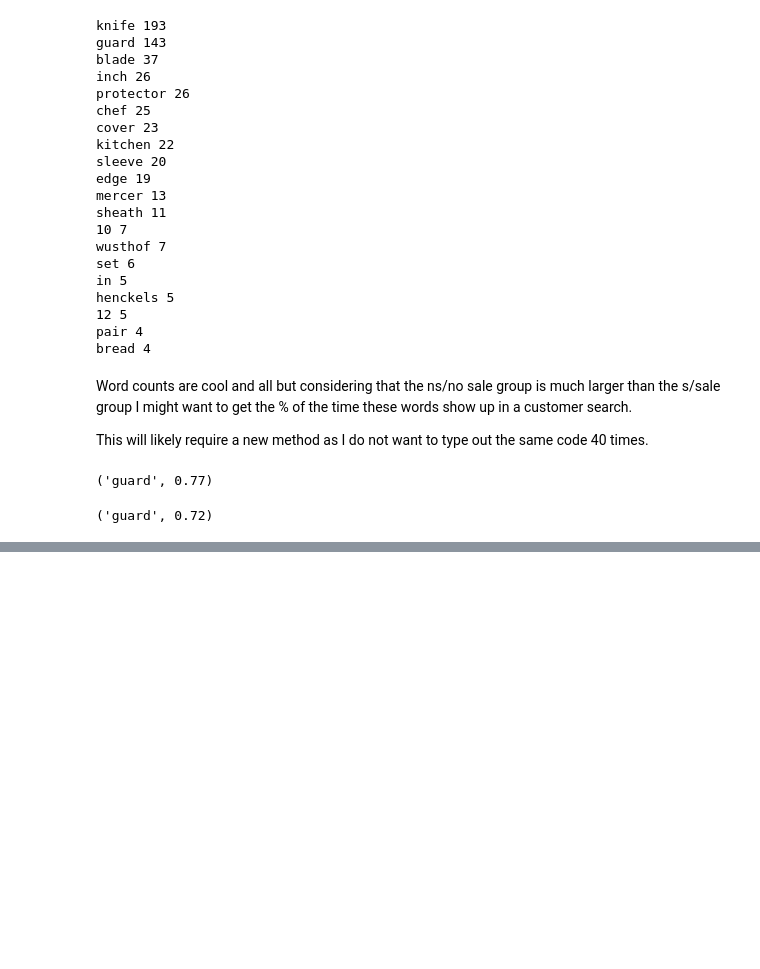
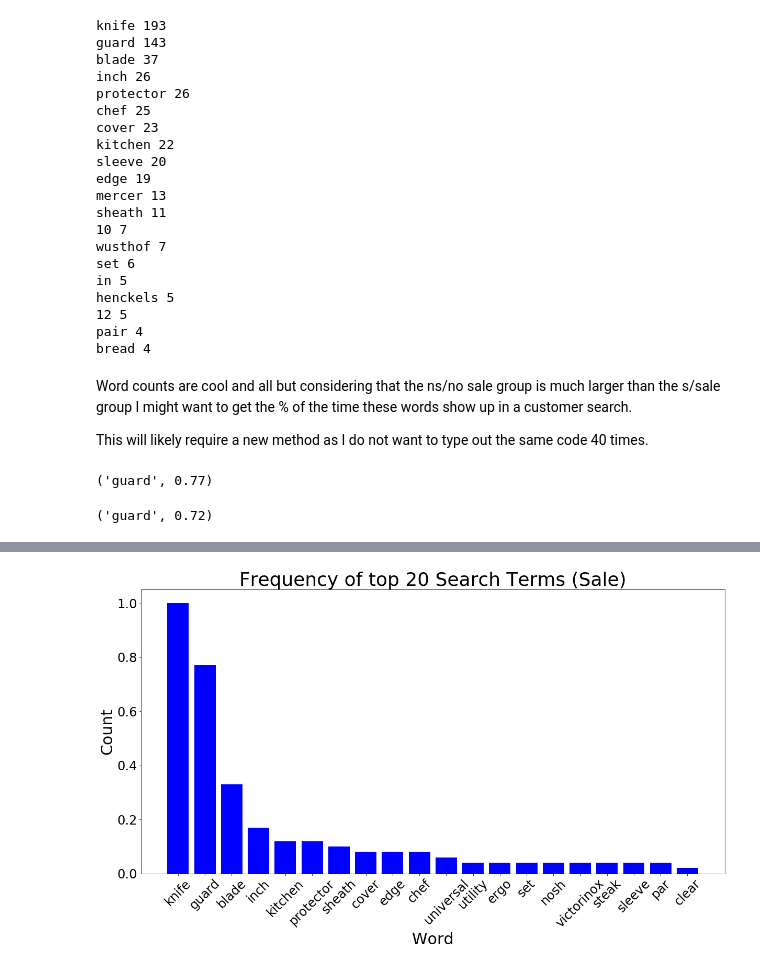
Before and after one commit to Booandlean/JI_sales, a Jupyter notebook: notebooks/Search_Term_Counts.ipynb, the cells around one changed output, grey strips where cells are left out. Drawn from its saved outputs; the diff is of its cells as text; code cells hidden in the pictures; blank space fills up the shorter version.

```diff
--- a/notebooks/Search_Term_Counts.ipynb
+++ b/notebooks/Search_Term_Counts.ipynb
@@ -321,4 +321,6 @@ get_word_frequency('guard', False)
 # %% [output]
 ('guard', 0.72)
 # %%
-word_data_s = pd.DataFrame.from_records(common_words_s, columns = )
+word_data_s = pd.DataFrame.from_records(common_words_s, columns = ['Word', 'Frequency'])
+word_data_ns = pd.DataFrame.from_records(common_words_ns, columns = ['Word', 'Frequency'])
+word_data_s.head()
@@ -324,0 +334,3 @@ word_data_s = pd.DataFrame.from_records(common_words_s, columns = )
+# %%
+word_data_s['Percent'] = round(word_data_s['Frequency'] / len(df_s['Customer_Search_Term']), 2)
+word_data_s.head()
@@ -324,0 +354,13 @@ word_data_s = pd.DataFrame.from_records(common_words_s, columns = )
+# %%
+x = word_data_s['Word']
+y = word_data_s['Percent']
+
+plt.figure(figsize=(20,10))
+plt.bar(x,y,color = 'blue')
+plt.xlabel('Word', fontsize = 30)
+plt.xticks(rotation=45, fontsize=24)
+plt.ylabel('Count', fontsize = 30)
+plt.yticks(fontsize=24)
+plt.title('Frequency of top 20 Search Terms (Sale)', fontsize=36);
+# %% [output]
+[figure, added]
```
Also changed, not shown: parts of 4 cells of this notebook.
